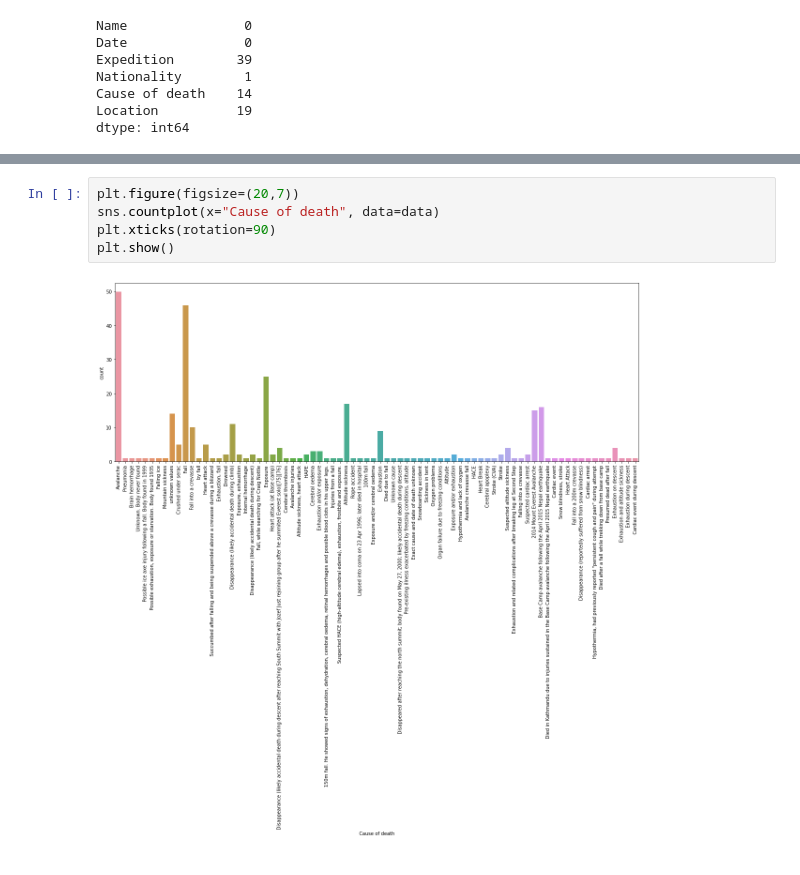
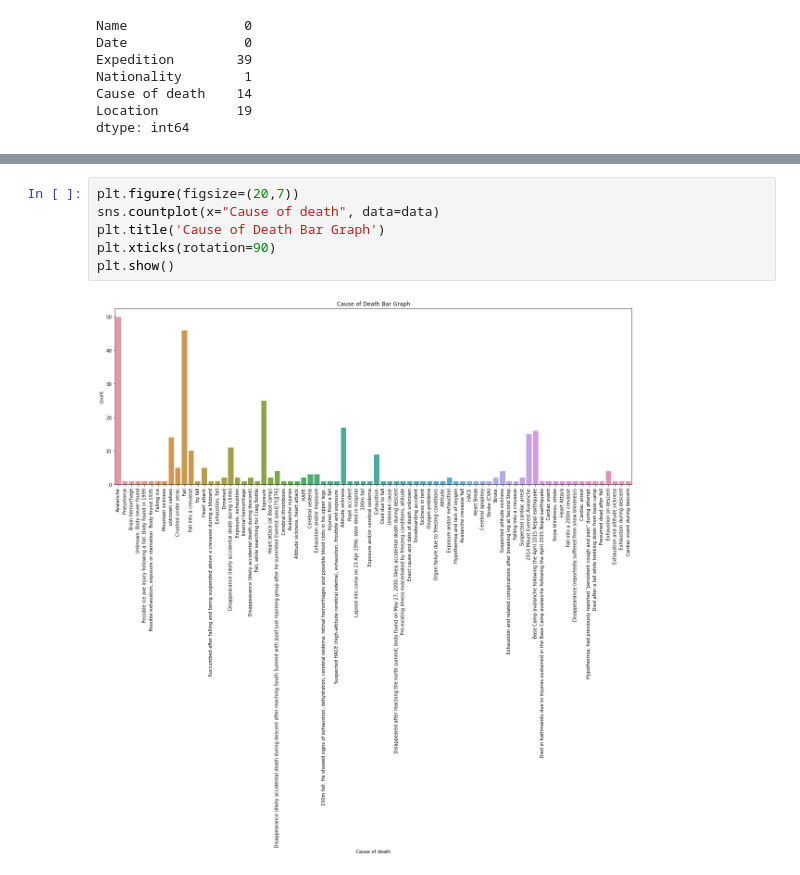
Before and after one commit to everydaycodings/Data-Science-End-To-End-Notebook-Project, a Jupyter notebook: EDA_on_Mount_Everest_Climbing_Deaths .ipynb, the cells around one changed output, grey strips where cells are left out. Drawn from its saved outputs; the diff is of its cells as text.

Commit message:
Markdown Completed Mount_Everest_Climbing_Deaths.ipynb

```diff
--- a/EDA_on_Mount_Everest_Climbing_Deaths .ipynb
+++ b/EDA_on_Mount_Everest_Climbing_Deaths .ipynb
@@ -145,10 +146,11 @@ plt.show()
 # %%
 plt.figure(figsize=(20,7))
 sns.countplot(x="Cause of death", data=data)
+plt.title('Cause of Death Bar Graph')
 plt.xticks(rotation=90)
 plt.show()
 # %% [output]
-[figure, old version]
+[figure, new version]
 # %%
 plt.figure(figsize=(20,7))
 sns.countplot(x="Expedition", data=data)
```
Also changed, not shown: parts of 20 cells of this notebook.
